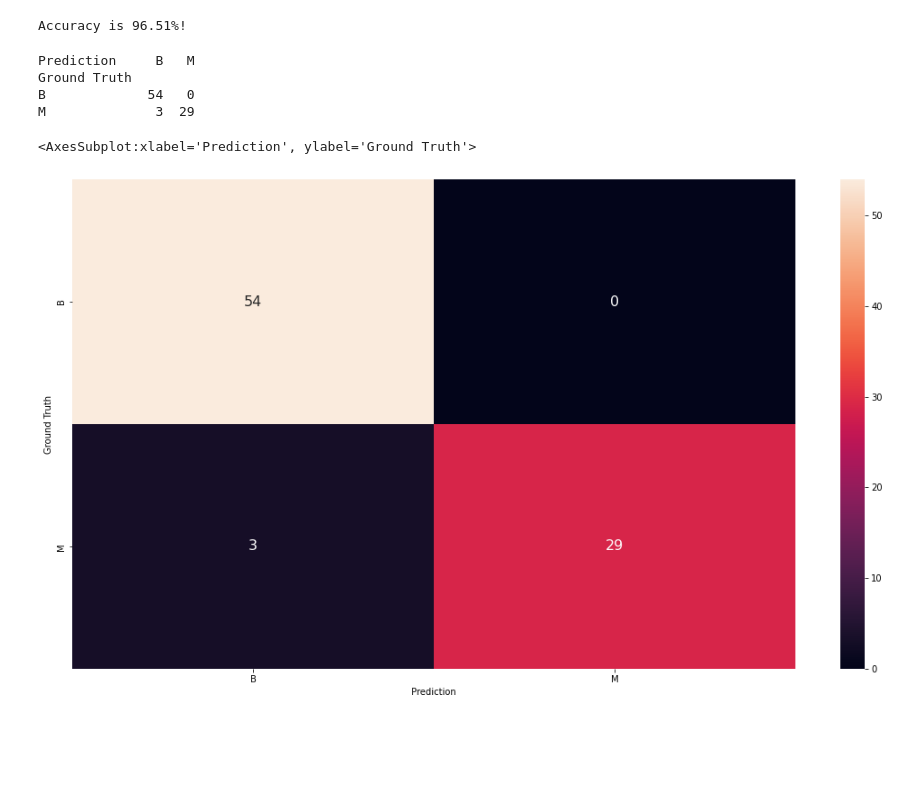
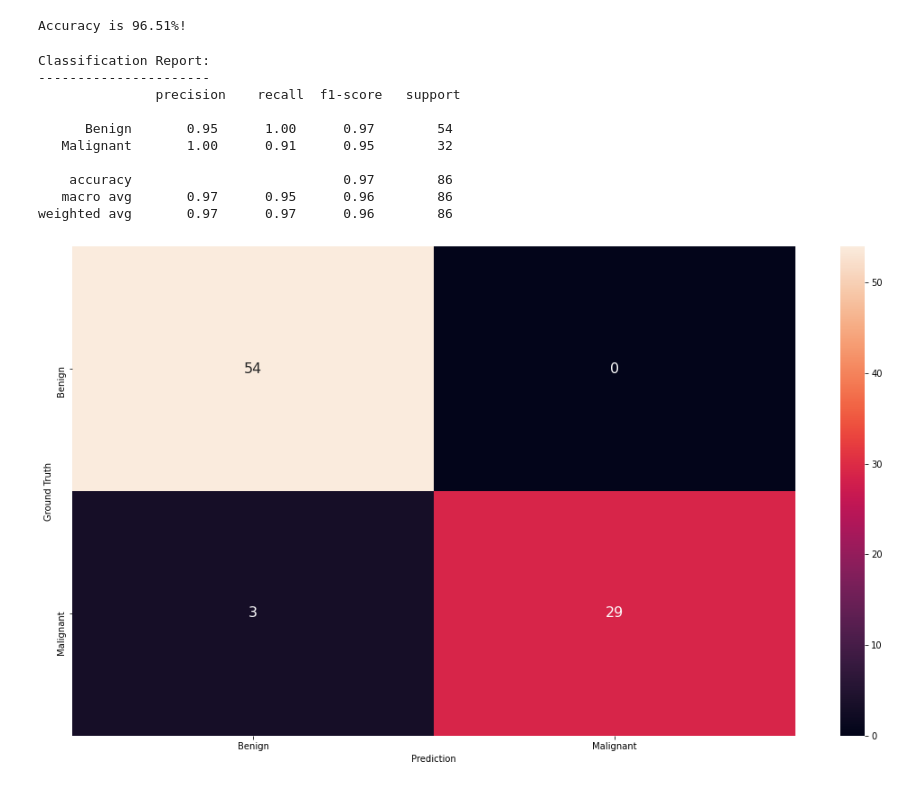
Before and after one commit to schmiff/XGBoostBreastCancer, a Jupyter notebook: main.ipynb, the cells around one changed output. Drawn from its saved outputs; the diff is of its cells as text; code cells hidden in the pictures; blank space fills up the shorter version.

Commit message:
Add sklearn.metrics.classification_report

```diff
--- a/main.ipynb
+++ b/main.ipynb
@@ -107,17 +107,28 @@ print(f'Accuracy is {round(acc*100, 2)}%!')
 Accuracy is 96.51%!
 # %%
 # Build confusion matrix
+y_test = ['Benign' if x == 0 else 'Malignant' for x in y_test]
+y_pred = ['Benign' if x == 0 else 'Malignant' for x in y_pred]
+
 cm = confusion_matrix(y_test, y_pred)
 df_cm = pd.DataFrame(cm, columns=np.unique(y_test), index=np.unique(y_test))
 df_cm.index.name = 'Ground Truth'
 df_cm.columns.name = 'Prediction'
-print(df_cm.head())
+
 plt.figure(figsize=(18,10))
 sns.heatmap(df_cm, annot=True, annot_kws={"size": 16})
+# Print Classification Report
+clr = classification_report(y_test, y_pred)
+print("Classification Report:\n----------------------\n", clr)
 # %% [output]
-Prediction     B   M
-Ground Truth
-B             54   0
-M              3  29
+Classification Report:
+----------------------
+               precision    recall  f1-score   support
+
+      Benign       0.95      1.00      0.97        54
+   Malignant       1.00      0.91      0.95        32
+
+    accuracy                           0.97        86
+   macro avg       0.97      0.95      0.96        86
+weighted avg       0.97      0.97      0.96        86
-<AxesSubplot:xlabel='Prediction', ylabel='Ground Truth'>
-[figure, old version]
+[figure, new version]
```
Also changed, not shown: parts of 2 cells of this notebook.
